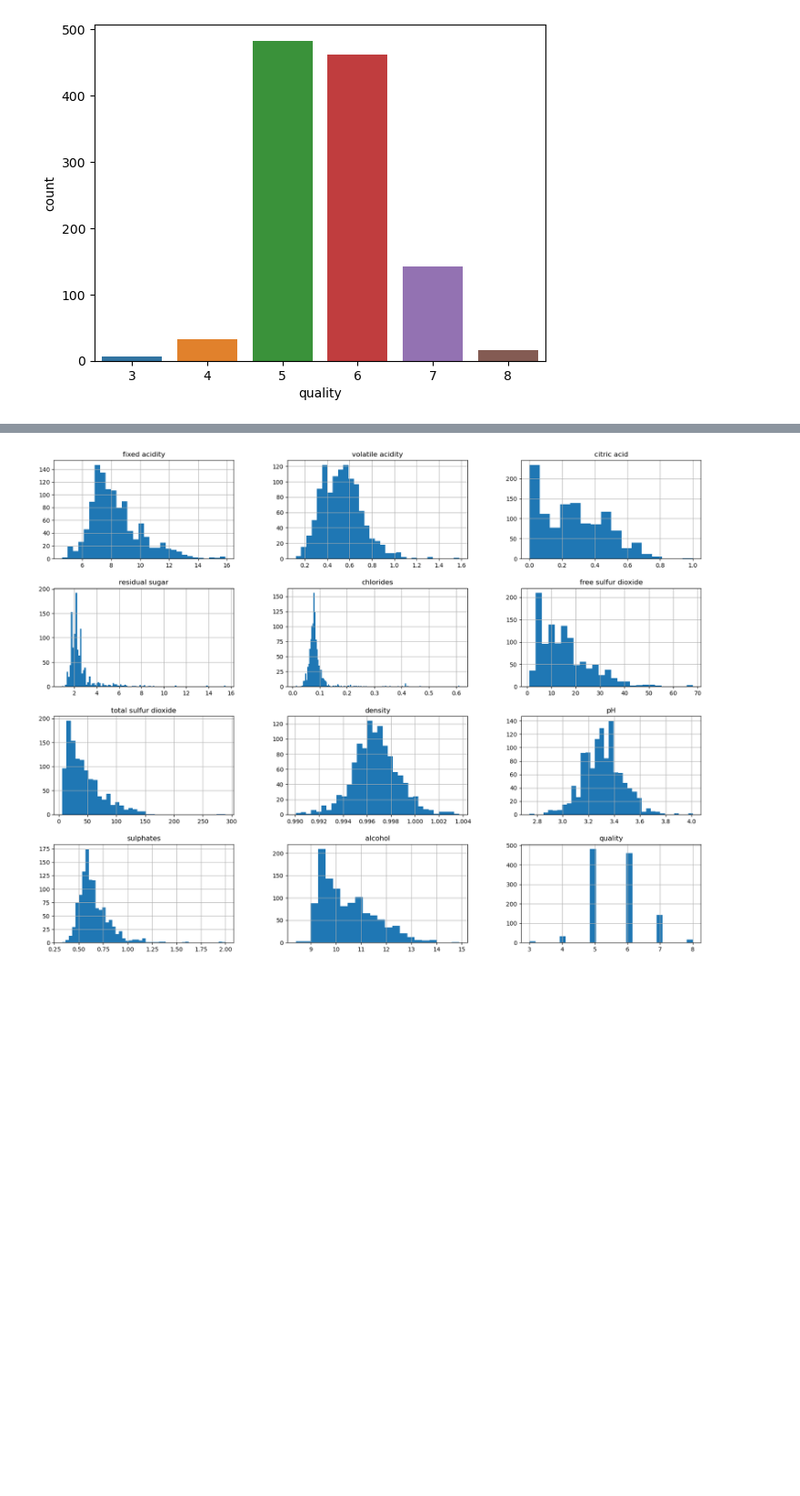
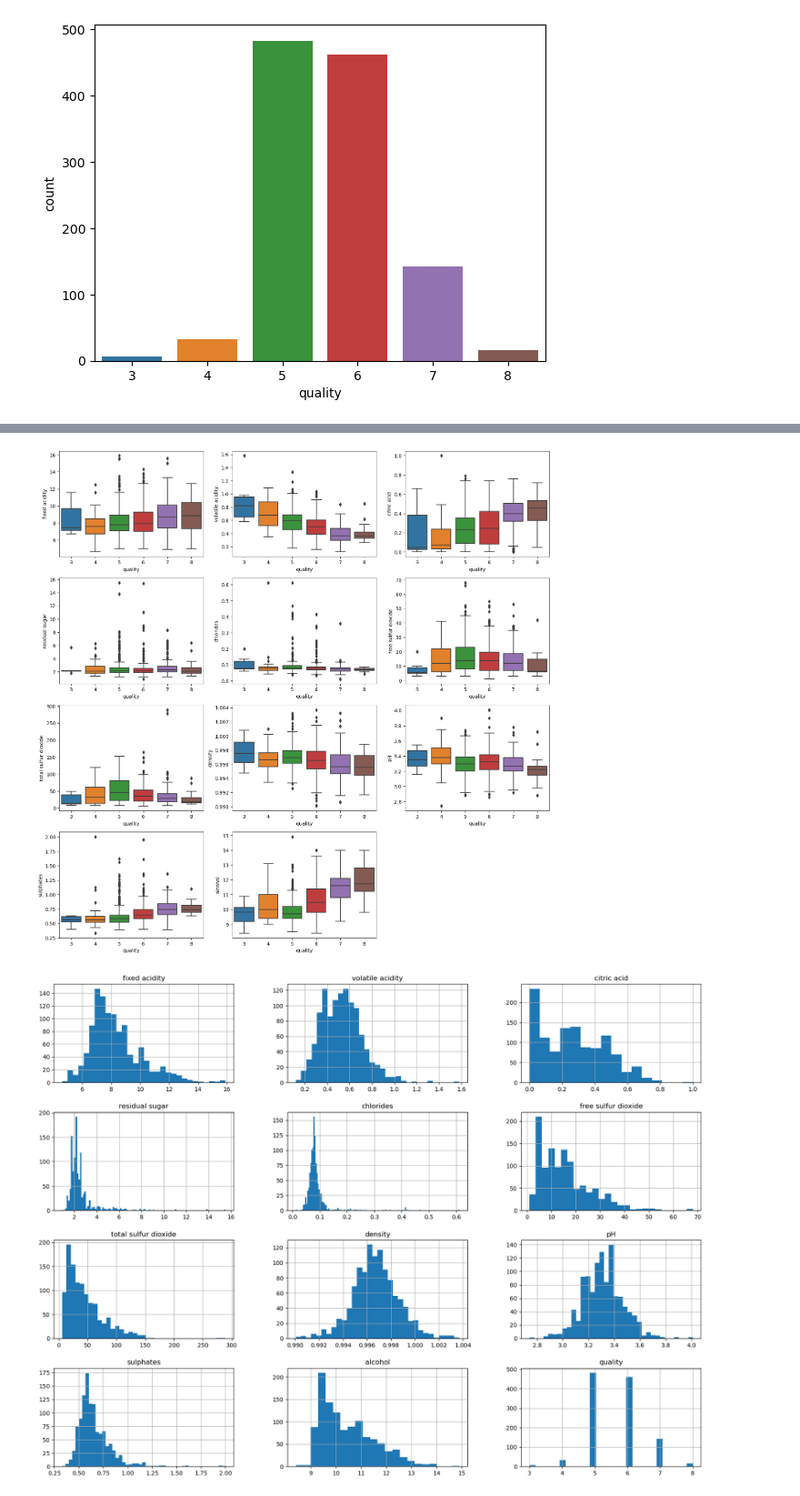
Before and after one commit to NancyArmah/Wine_Quality_Classification, a Jupyter notebook: wine_quality-best.ipynb, the cells around one changed output, grey strips where cells are left out. Shown at 91% size. Saved outputs shown, nothing was run; the diff lists cells and outputs as text; code cells hidden in the pictures; blank space fills up the shorter version.

```diff
--- a/wine_quality-best.ipynb
+++ b/wine_quality-best.ipynb
@@ -158,3 +178,10 @@ sns.heatmap(data.corr(), annot=True, cmap="Blues")
+# %%
+plt.figure(figsize=(18, 18))
+for i, col in enumerate(data.select_dtypes(include=['float64']).columns):
+    ax = plt.subplot(4,3, i+1)
+    sns.boxplot(data=data, x=data.quality, y=col, ax=ax)
+# %% [output]
+[figure, added]
 # %%
 data.hist(figsize=(20,15),bins='auto')
 plt.show()
```
Also changed, not shown: parts of 37 cells of this notebook.
